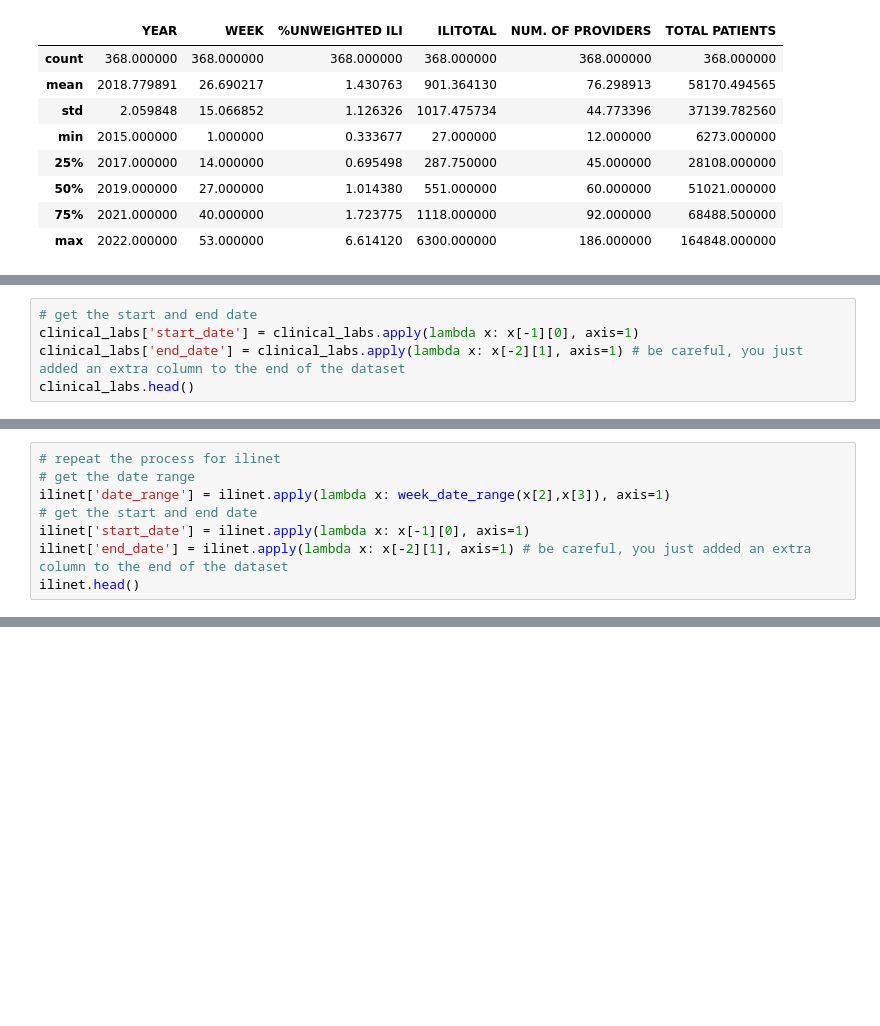
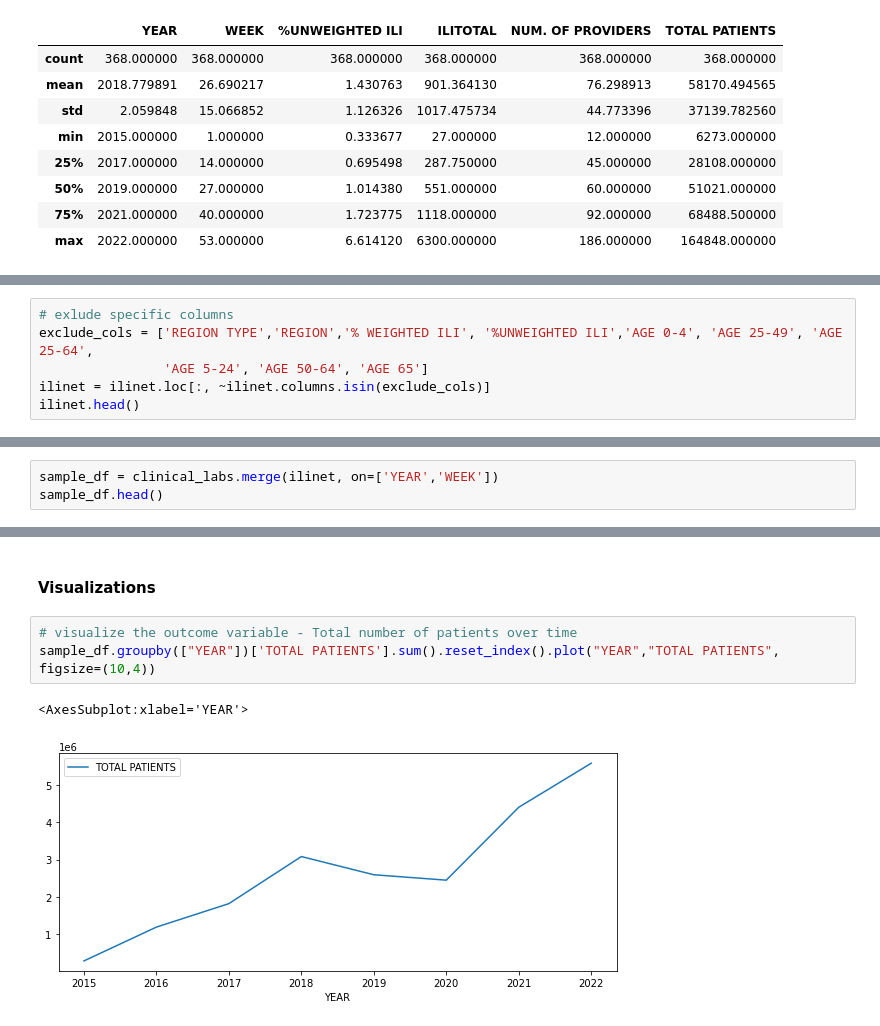
Before and after one commit to ndeen/flu_forecasting, a Jupyter notebook: eda.ipynb, the cells around one changed output, grey strips where cells are left out. Drawn from its saved outputs; the diff is of its cells as text; blank space fills up the shorter version.

```diff
--- a/eda.ipynb
+++ b/eda.ipynb
@@ -174,5 +114,0 @@ clinical_labs.head()
-# %%
-# get the start and end date
-clinical_labs['start_date'] = clinical_labs.apply(lambda x: x[-1][0], axis=1)
-clinical_labs['end_date'] = clinical_labs.apply(lambda x: x[-2][1], axis=1) # be careful, you just added an extra column to the end of the dataset
-clinical_labs.head()
@@ -186,8 +114,0 @@ clinical_labs.head()
-# %%
-# repeat the process for ilinet
-# get the date range
-ilinet['date_range'] = ilinet.apply(lambda x: week_date_range(x[2],x[3]), axis=1)
-# get the start and end date
-ilinet['start_date'] = ilinet.apply(lambda x: x[-1][0], axis=1)
-ilinet['end_date'] = ilinet.apply(lambda x: x[-2][1], axis=1) # be careful, you just added an extra column to the end of the dataset
-ilinet.head()
@@ -216,0 +115,6 @@ publichealth_labs.head()
+# %%
+# exlude specific columns
+exclude_cols = ['REGION TYPE','REGION','% WEIGHTED ILI', '%UNWEIGHTED ILI','AGE 0-4', 'AGE 25-49', 'AGE 25-64',
+                'AGE 5-24', 'AGE 50-64', 'AGE 65']
+ilinet = ilinet.loc[:, ~ilinet.columns.isin(exclude_cols)]
+ilinet.head()
@@ -216,0 +130,3 @@ publichealth_labs.head()
+# %%
+sample_df = clinical_labs.merge(ilinet, on=['YEAR','WEEK'])
+sample_df.head()
@@ -216,0 +140,8 @@ publichealth_labs.head()
+# %% [markdown]
+#### Visualizations
+# %%
+# visualize the outcome variable - Total number of patients over time
+sample_df.groupby(["YEAR"])['TOTAL PATIENTS'].sum().reset_index().plot("YEAR","TOTAL PATIENTS", figsize=(10,4))
+# %% [output]
+<AxesSubplot:xlabel='YEAR'>
+[figure, added]
```
Also changed, not shown: parts of 36 cells of this notebook, 2 other files.
